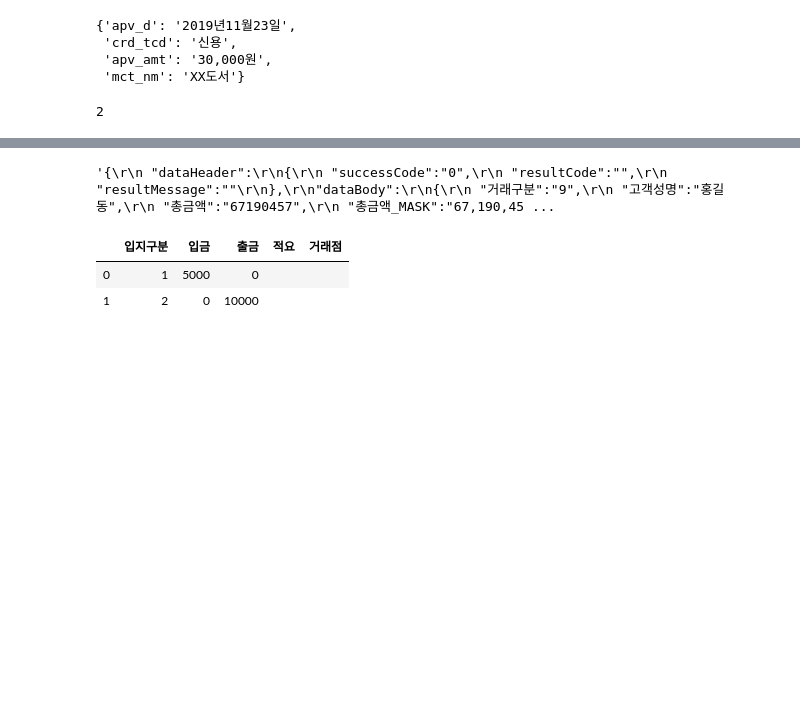
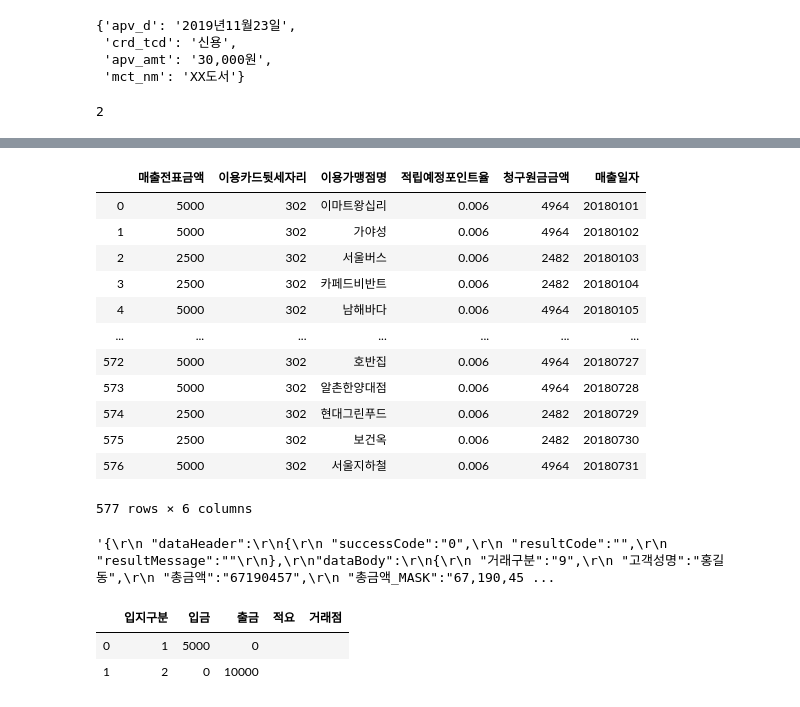
Before and after one commit to thjeong/hack2019, a Jupyter notebook: Untitled.ipynb, the cells around one changed output, grey strips where cells are left out. Saved outputs shown, nothing was run; the diff lists cells and outputs as text; code cells hidden in the pictures; blank space fills up the shorter version.

```diff
--- a/Untitled.ipynb
+++ b/Untitled.ipynb
@@ -426,3 +447,19 @@ JSONDecodeError: Expecting ',' delimiter: line 47 column 2 (char 823)
+# %%
+genSHCBill('user2', 5000, '302', '20180101', '20181231')
+# %% [output]
+|  | 매출전표금액 | 이용카드뒷세자리 | 이용가맹점명 | 적립예정포인트율 | 청구원금금액 | 매출일자 |
+| 0 | 5000 | 302 | 이마트왕십리 | 0.006 | 4964 | 20180101 |
+| 1 | 5000 | 302 | 가야성 | 0.006 | 4964 | 20180102 |
+| 2 | 2500 | 302 | 서울버스 | 0.006 | 2482 | 20180103 |
+| 3 | 2500 | 302 | 카페드비반트 | 0.006 | 2482 | 20180104 |
+| 4 | 5000 | 302 | 남해바다 | 0.006 | 4964 | 20180105 |
+| ... | ... | ... | ... | ... | ... | ... |
+| 572 | 5000 | 302 | 호반집 | 0.006 | 4964 | 20180727 |
+| 573 | 5000 | 302 | 알촌한양대점 | 0.006 | 4964 | 20180728 |
+| 574 | 2500 | 302 | 현대그린푸드 | 0.006 | 2482 | 20180729 |
+| 575 | 2500 | 302 | 보건옥 | 0.006 | 2482 | 20180730 |
+| 576 | 5000 | 302 | 서울지하철 | 0.006 | 4964 | 20180731 |
+577 rows × 6 columns
 # %%
 shbAccountList('').text
 # %% [output]
```
Also changed, not shown: parts of 13 cells of this notebook, 3 other files.
